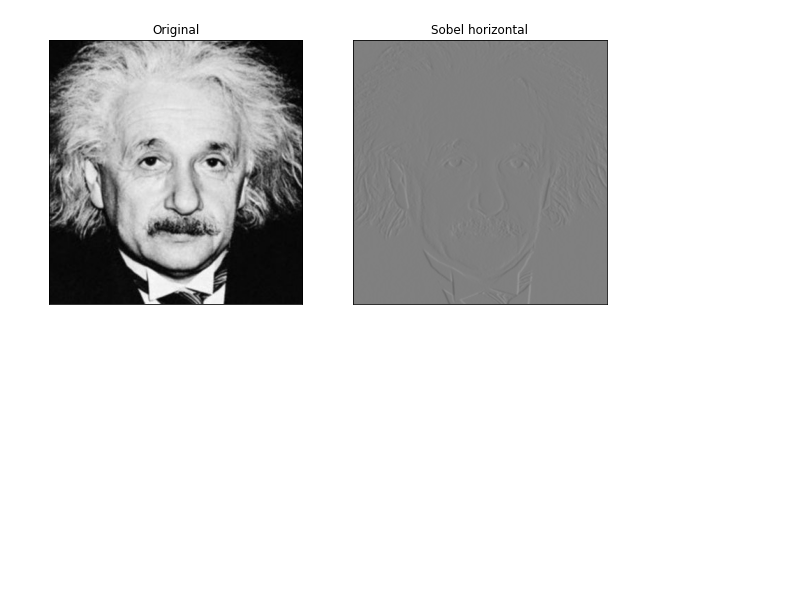
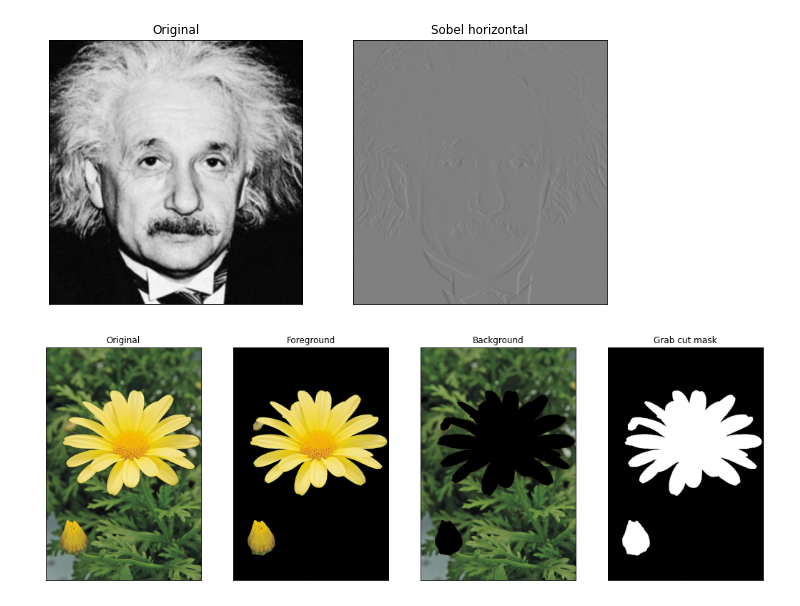
Before and after one commit to NaduniDamsariLiyanage/en_2550, a Jupyter notebook: 190356E_Assingment1.ipynb, the cells around one changed output. Saved outputs shown, nothing was run; the diff lists cells and outputs as text; code cells hidden in the pictures; blank space fills up the shorter version.

```diff
--- a/190356E_Assingment1.ipynb
+++ b/190356E_Assingment1.ipynb
@@ -328,3 +328,42 @@ ax[1].set_xticks([]),ax[1].set_yticks([])
 plt.show()
 # %% [output]
 [figure]
+# %%
+import numpy as np
+import cv2 as cv
+import matplotlib.pyplot as plt
+
+image =  cv.imread('./assingment1_images/daisy.jpg')
+assert image is not None
+mask = np.zeros(image.shape[:2],dtype=image.dtype)
+rectangle= (40,40,540,800)
+background_mask = np.zeros((1, 65), np.float64)
+foreground_mask = np.zeros((1, 65), np.float64)
+
+cv.grabCut(image, mask, rectangle, background_mask, foreground_mask, 15, cv.GC_INIT_WITH_RECT)
+
+grab_cut_mask = np.where((mask == 2) | (mask == 0), 0, 1).astype('uint8')
+img_foreground = image*grab_cut_mask[:,:,np.newaxis]
+img_background =np.subtract(image,img_foreground)
+
+fig, ax =plt.subplots(1,4, sharex ='all', sharey ='all', figsize=(18,6))
+
+ax[0].imshow(cv.cvtColor(image, cv.COLOR_BGR2RGB))
+ax[0].set_title("Original")
+ax[0].set_xticks([]),ax[0].set_yticks([])
+
+ax[1].imshow(cv.cvtColor(img_foreground, cv.COLOR_BGR2RGB))
+ax[1].set_title("Foreground")
+ax[1].set_xticks([]),ax[1].set_yticks([])
+
+ax[2].imshow(cv.cvtColor(img_background, cv.COLOR_BGR2RGB))
+ax[2].set_title("Background")
+ax[2].set_xticks([]),ax[2].set_yticks([])
+
+ax[3].imshow(cv.cvtColor(255*grab_cut_mask, cv.COLOR_BGR2RGB))
+ax[3].set_title("Grab cut mask")
+ax[3].set_xticks([]),ax[3].set_yticks([])
+
+plt.show()
+# %% [output]
+[figure, added]
```
